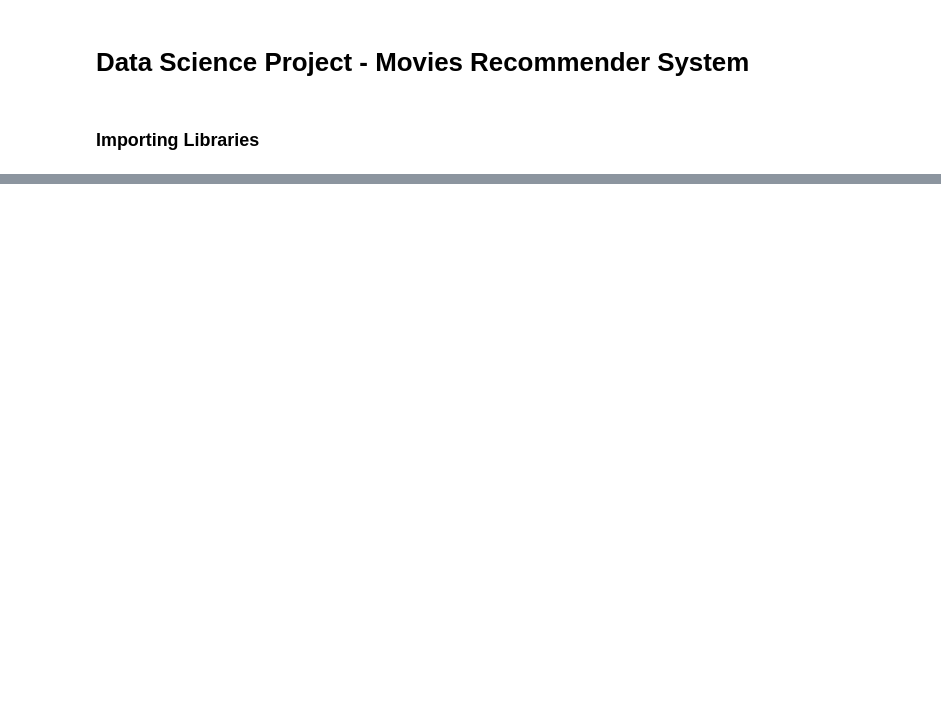
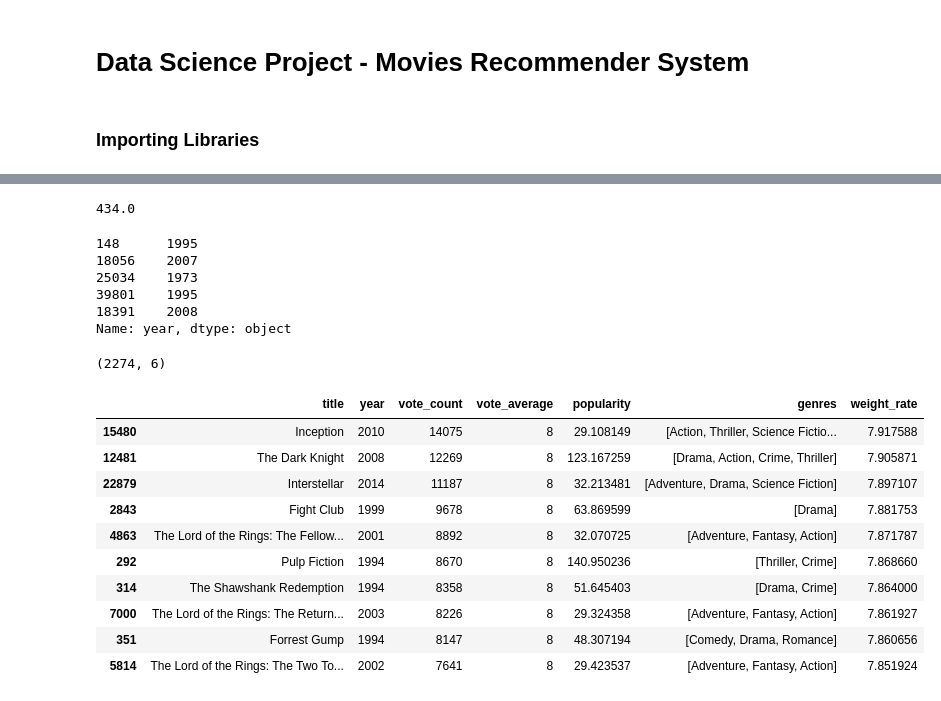
Before and after one commit to rkm-dev/LetsUpgrade-DSP, a Jupyter notebook: Data Science Project - Movies Recommender System.ipynb, the cells around one changed output, grey strips where cells are left out. Drawn from its saved outputs; the diff is of its cells as text; code cells hidden in the pictures; blank space fills up the shorter version.

```diff
--- a/Data Science Project - Movies Recommender System.ipynb
+++ b/Data Science Project - Movies Recommender System.ipynb
@@ -25,0 +131,56 @@ sklearn.feature_extraction.text.CountVectorizer
+# %%
+m = vote_count.quantile(0.95)
+m
+# %% [output]
+434.0
+# %%
+# creating a year cloumn
+
+top_movies['year'] = pd.to_datetime(top_movies['release_date'],
+                                    errors='coerce').apply(lambda x: str(x).split('-')[0] if x != np.nan else np.nan)
+top_movies['year'].sample(5)
+# %% [output]
+148      1995
+18056    2007
+25034    1973
+39801    1995
+18391    2008
+Name: year, dtype: object
+# %%
+top_movies3 = top_movies[(top_movies['vote_count'] >= m) &
+                         (top_movies['vote_count'].notnull()) &
+                         (top_movies['vote_average'].notnull())][['title','year','vote_count',
+                                                                  'vote_average','popularity','genres']]
+top_movies3['vote_count'] = top_movies3['vote_count'].astype('int')
+top_movies3['vote_average'] = top_movies3['vote_average'].astype('int')
+top_movies3.shape
+# %% [output]
+(2274, 6)
+# %%
+# defining a function to apply imdb formula on the above dataset
+
+def weighted_rating(x):
+    v = x['vote_count']
+    R = x['vote_average']
+    return (v/(v+m)*R + (m/(v+m))*C)
+# %%
+# creating a 'weight_rate' column
+
+top_movies3['weight_rate'] = top_movies3.apply(weighted_rating, axis=1)
+# %%
+# sorting the new dataset using 'weight_rate'
+
+top_movies3 = top_movies3.sort_values('weight_rate', ascending=False).head(10)
+top_movies3
+# %% [output]
+|  | title | year | vote_count | vote_average | popularity | genres | weight_rate |
+| 15480 | Inception | 2010 | 14075 | 8 | 29.108149 | [Action, Thriller, Science Fictio... | 7.917588 |
+| 12481 | The Dark Knight | 2008 | 12269 | 8 | 123.167259 | [Drama, Action, Crime, Thriller] | 7.905871 |
+| 22879 | Interstellar | 2014 | 11187 | 8 | 32.213481 | [Adventure, Drama, Science Fiction] | 7.897107 |
+| 2843 | Fight Club | 1999 | 9678 | 8 | 63.869599 | [Drama] | 7.881753 |
+| 4863 | The Lord of the Rings: The Fellow... | 2001 | 8892 | 8 | 32.070725 | [Adventure, Fantasy, Action] | 7.871787 |
+| 292 | Pulp Fiction | 1994 | 8670 | 8 | 140.950236 | [Thriller, Crime] | 7.868660 |
+| 314 | The Shawshank Redemption | 1994 | 8358 | 8 | 51.645403 | [Drama, Crime] | 7.864000 |
+| 7000 | The Lord of the Rings: The Return... | 2003 | 8226 | 8 | 29.324358 | [Adventure, Fantasy, Action] | 7.861927 |
+| 351 | Forrest Gump | 1994 | 8147 | 8 | 48.307194 | [Comedy, Drama, Romance] | 7.860656 |
+| 5814 | The Lord of the Rings: The Two To... | 2002 | 7641 | 8 | 29.423537 | [Adventure, Fantasy, Action] | 7.851924 |
```
Also changed, not shown: parts of 47 cells of this notebook.
